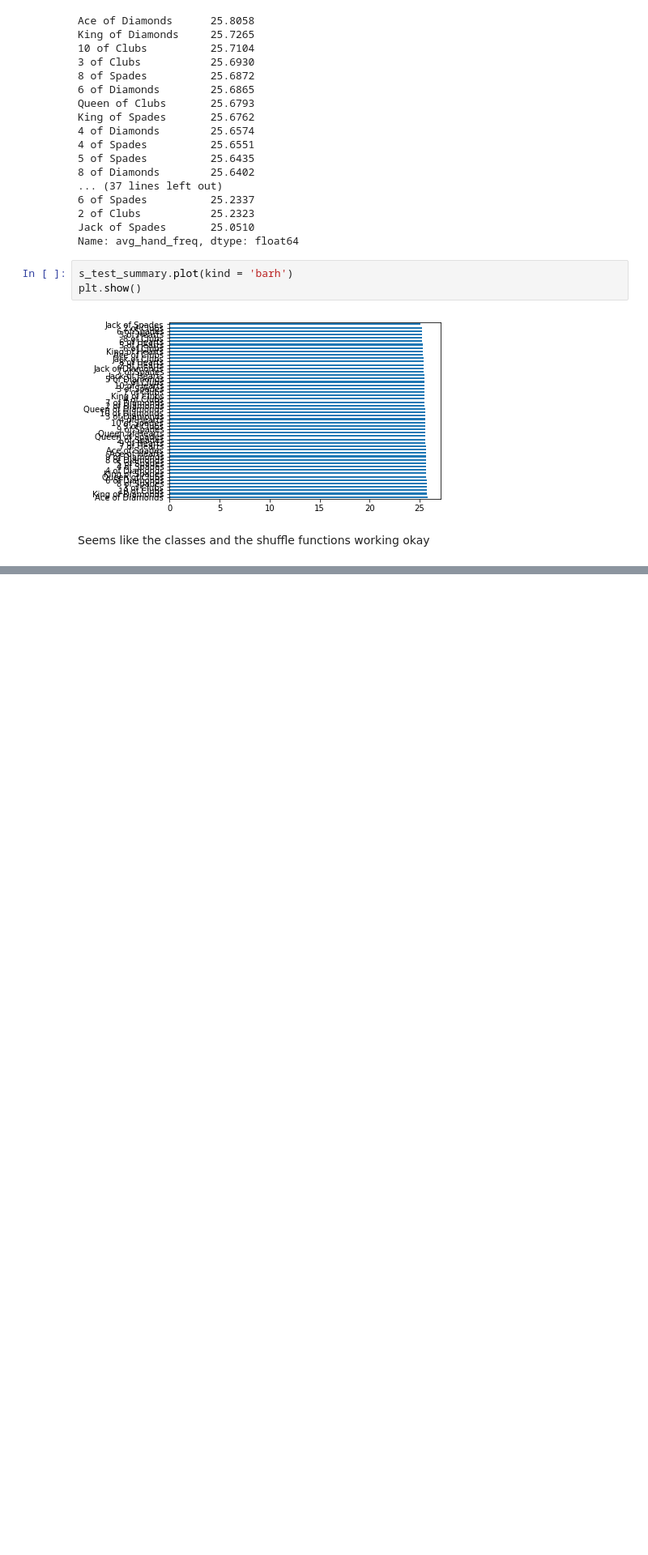
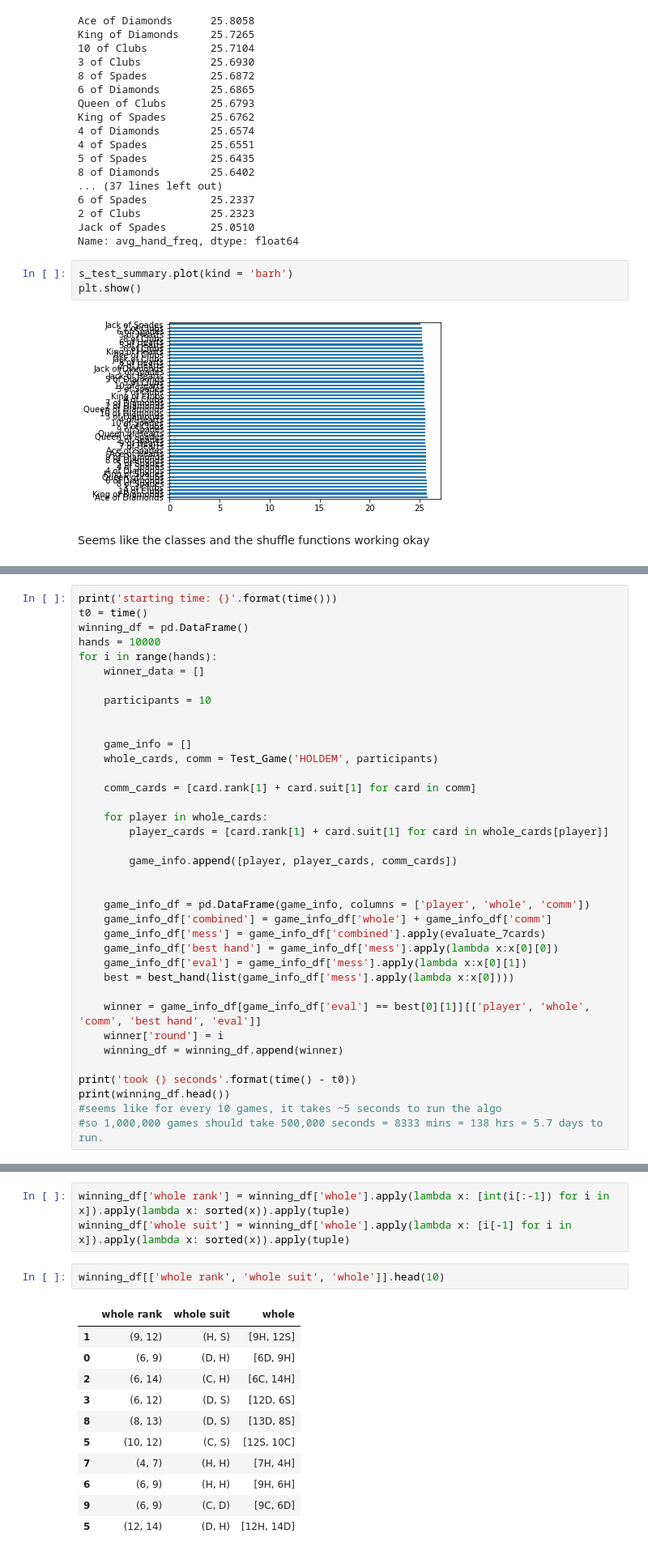
Before and after one commit to a35931chi/Poker, a Jupyter notebook: Test Functions.ipynb, the cells around one changed output, grey strips where cells are left out. Shown at 81% size. Drawn from its saved outputs; the diff is of its cells as text; blank space fills up the shorter version.

```diff
--- a/Test Functions.ipynb
+++ b/Test Functions.ipynb
@@ -61,0 +94,37 @@ Seems like the classes and the shuffle functions working okay
+# %%
+print('starting time: {}'.format(time()))
+t0 = time()
+winning_df = pd.DataFrame()
+hands = 10000
+for i in range(hands):
+    winner_data = []
+
+    participants = 10
+
+
+    game_info = []
+    whole_cards, comm = Test_Game('HOLDEM', participants)
+
+    comm_cards = [card.rank[1] + card.suit[1] for card in comm]
+
+    for player in whole_cards:
+        player_cards = [card.rank[1] + card.suit[1] for card in whole_cards[player]]
+
+        game_info.append([player, player_cards, comm_cards])
+
+
+    game_info_df = pd.DataFrame(game_info, columns = ['player', 'whole', 'comm'])
+    game_info_df['combined'] = game_info_df['whole'] + game_info_df['comm']
+    game_info_df['mess'] = game_info_df['combined'].apply(evaluate_7cards)
+    game_info_df['best hand'] = game_info_df['mess'].apply(lambda x:x[0][0])
+    game_info_df['eval'] = game_info_df['mess'].apply(lambda x:x[0][1])
+    best = best_hand(list(game_info_df['mess'].apply(lambda x:x[0])))
+
+    winner = game_info_df[game_info_df['eval'] == best[0][1]][['player', 'whole', 'comm', 'best hand', 'eval']]
+    winner['round'] = i
+    winning_df = winning_df.append(winner)
+
+print('took {} seconds'.format(time() - t0))
+print(winning_df.head())
+#seems like for every 10 games, it takes ~5 seconds to run the algo
+#so 1,000,000 games should take 500,000 seconds = 8333 mins = 138 hrs = 5.7 days to run.
@@ -61,0 +159,17 @@ Seems like the classes and the shuffle functions working okay
+# %%
+winning_df['whole rank'] = winning_df['whole'].apply(lambda x: [int(i[:-1]) for i in x]).apply(lambda x: sorted(x)).apply(tuple)
+winning_df['whole suit'] = winning_df['whole'].apply(lambda x: [i[-1] for i in x]).apply(lambda x: sorted(x)).apply(tuple)
+# %%
+winning_df[['whole rank', 'whole suit', 'whole']].head(10)
+# %% [output]
+|  | whole rank | whole suit | whole |
+| 1 | (9, 12) | (H, S) | [9H, 12S] |
+| 0 | (6, 9) | (D, H) | [6D, 9H] |
+| 2 | (6, 14) | (C, H) | [6C, 14H] |
+| 3 | (6, 12) | (D, S) | [12D, 6S] |
+| 8 | (8, 13) | (D, S) | [13D, 8S] |
+| 5 | (10, 12) | (C, S) | [12S, 10C] |
+| 7 | (4, 7) | (H, H) | [7H, 4H] |
+| 6 | (6, 9) | (H, H) | [9H, 6H] |
+| 9 | (6, 9) | (C, D) | [9C, 6D] |
+| 5 | (12, 14) | (D, H) | [12H, 14D] |
```
Also changed, not shown: parts of 9 cells of this notebook, 56 other files.
